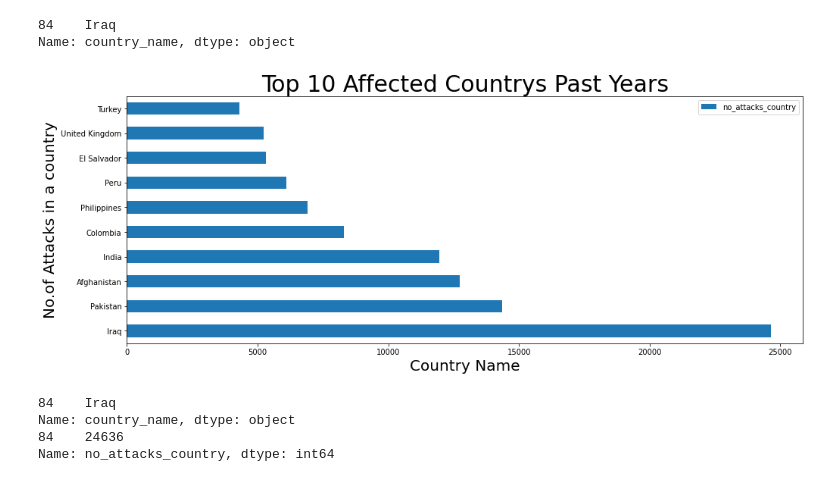
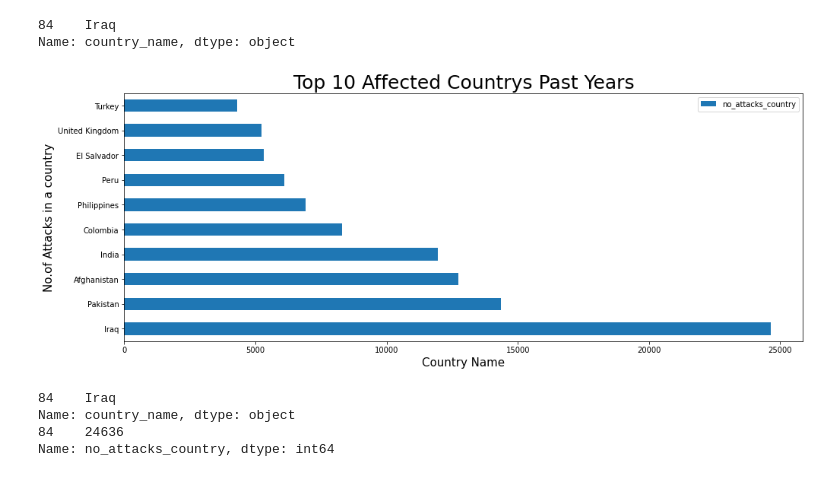
Before and after one commit to khairun0228/capstone_alma, a Jupyter notebook: Global_Terrorism_Analysis_Capstone_Project.ipynb, the cells around one changed output. Drawn from its saved outputs; the diff is of its cells as text; code cells hidden in the pictures.

```diff
--- a/Global_Terrorism_Analysis_Capstone_Project.ipynb
+++ b/Global_Terrorism_Analysis_Capstone_Project.ipynb
@@ -12,14 +13,15 @@ drive.mount('/content/drive')
 # %% [output]
 Drive already mounted at /content/drive; to attempt to forcibly remount, call drive.mount("/content/drive", force_remount=True).
 # %%
+#giving Filepath
 file_path=('/content/drive/My Drive/AlmaBetter/Capstone_project/Global Terrorism Data .csv')
 pd.set_option('display.max_rows',400)
-df = pd.read_csv(file_path,encoding='ISO-8859-1',index_col=False)
-print(df.columns.to_list())
-print(df.shape)
-print(df.size)
-print(df.info())
-pd.get_option("display.max_rows")
+df = pd.read_csv(file_path,encoding='ISO-8859-1')
+print(df.columns.to_list()) #Checking dataframe columns
+print(df.shape) #Checking dataframe shape
+print(df.size) #Checking dataframe  size
+print(df.info()) #Checking dataframe info
+pd.get_option("display.max_rows") #Formatting output
 # %% [output]
 ['eventid', 'iyear', 'imonth', 'iday', 'approxdate', 'extended', 'resolution', 'country', 'country_txt', 'region', 'region_txt', 'provstate', 'city', 'latitude', 'longitude', 'specificity', 'vicinity' ...
 (181691, 135)
@@ -33,0 +70,2 @@ None
+# %%
+df.replace(['NaN','Null',' ','//N'],np.nan,inplace= True)
@@ -232,14 +328,15 @@ print(top_attacked)
 84    Iraq
 Name: country_name, dtype: object
 # %%
+# Graphical Analysis of top 10 Affected Countrys Past Years
 most_affeted_countrys.plot(x='country_name',y='no_attacks_country',kind='barh',figsize=(16,6))
 plt.title("Top 10 Affected CounQQ")
-plt.title("Top 10 Affected Countrys Past Years",fontsize=30)
-plt.xlabel("Country Name",fontsize=20)
-plt.ylabel("No.of Attacks in a country",fontsize=20)
+plt.title("Top 10 Affected Countrys Past Years",fontsize=25)
+plt.xlabel("Country Name",fontsize=15)
+plt.ylabel("No.of Attacks in a country",fontsize=15)
 plt.show()
 # %% [output]
-[figure, old version]
+[figure, new version]
 # %%
 #Most Affected Country among the global Attacks
 max_num_country_attacks= attacks_in_country_wise[attacks_in_country_wise['no_attacks_country'] ==attacks_in_country_wise['no_attacks_country'].max()]
```
Also changed, not shown: parts of 37 cells of this notebook.
